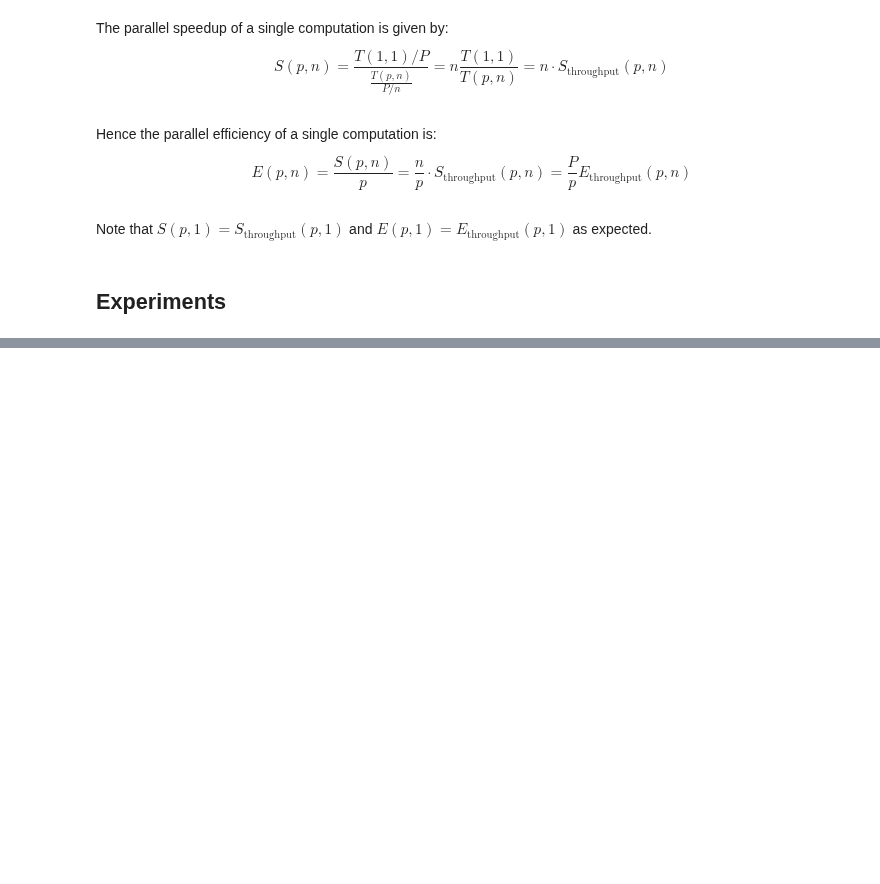
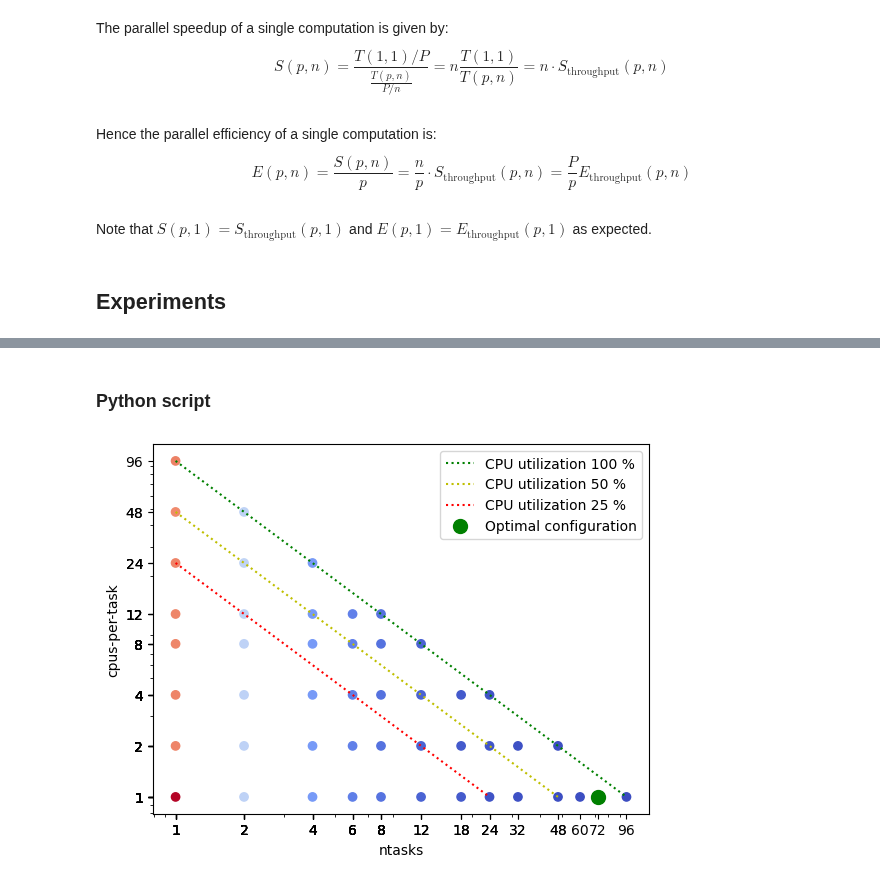
Before and after one commit to gjbex/Best-practices-for-data-science-on-HPC, a Jupyter notebook: source-code/throughput-computing/job_configurations.ipynb, the cells around one changed output, grey strips where cells are left out. Cells and saved outputs as stored; diff of their text form; code cells hidden in the pictures; blank space fills up the shorter version.

```diff
--- a/source-code/throughput-computing/job_configurations.ipynb
+++ b/source-code/throughput-computing/job_configurations.ipynb
@@ -235,0 +202,6 @@ plt.legend();
+# %% [markdown]
+### Python script
+# %%
+analyse_benchmark('slurm-job-configurations-Python-2000.out', nr_computations=500)
+# %% [output]
+[figure, added]
```
Also changed, not shown: parts of 19 cells of this notebook, 3 other files.
